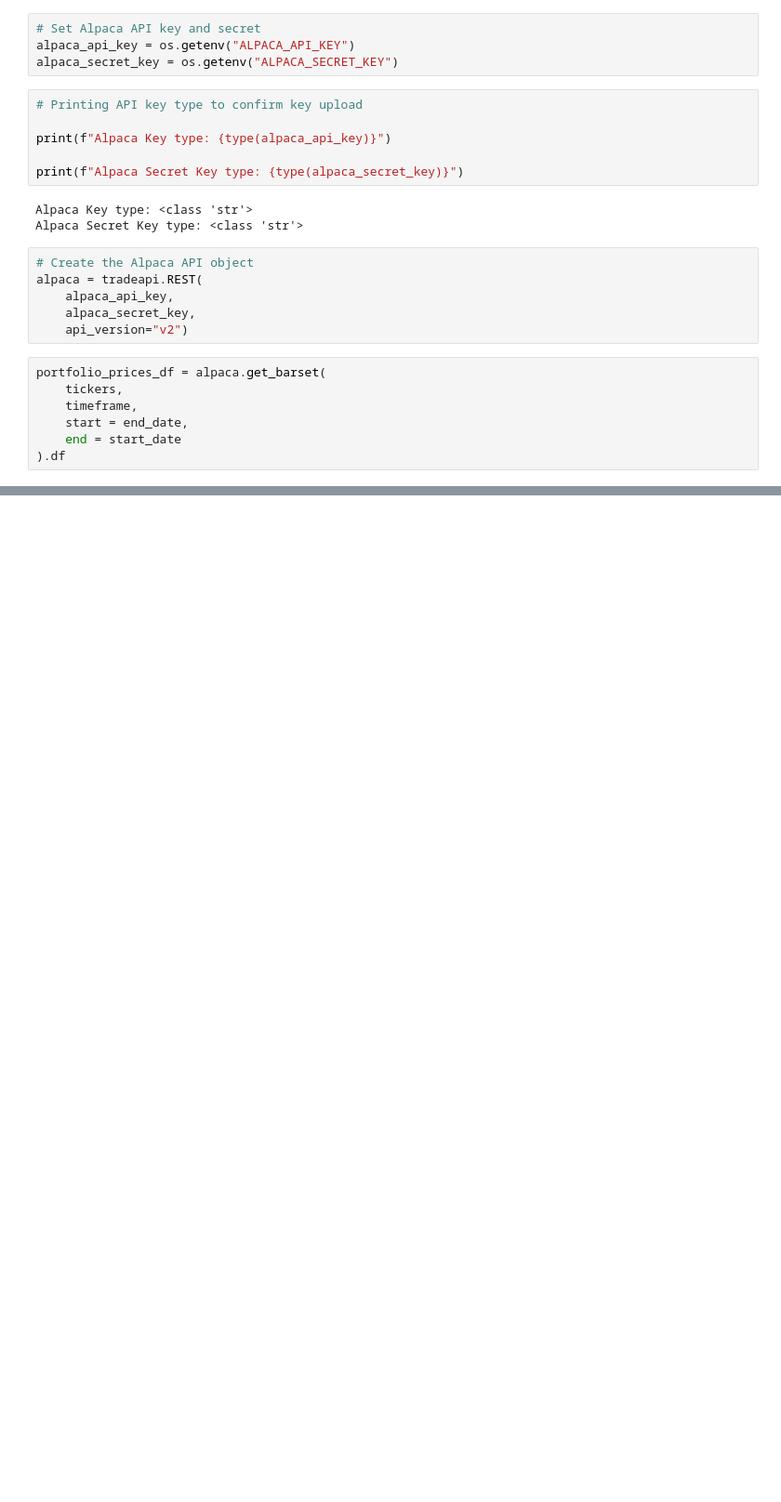
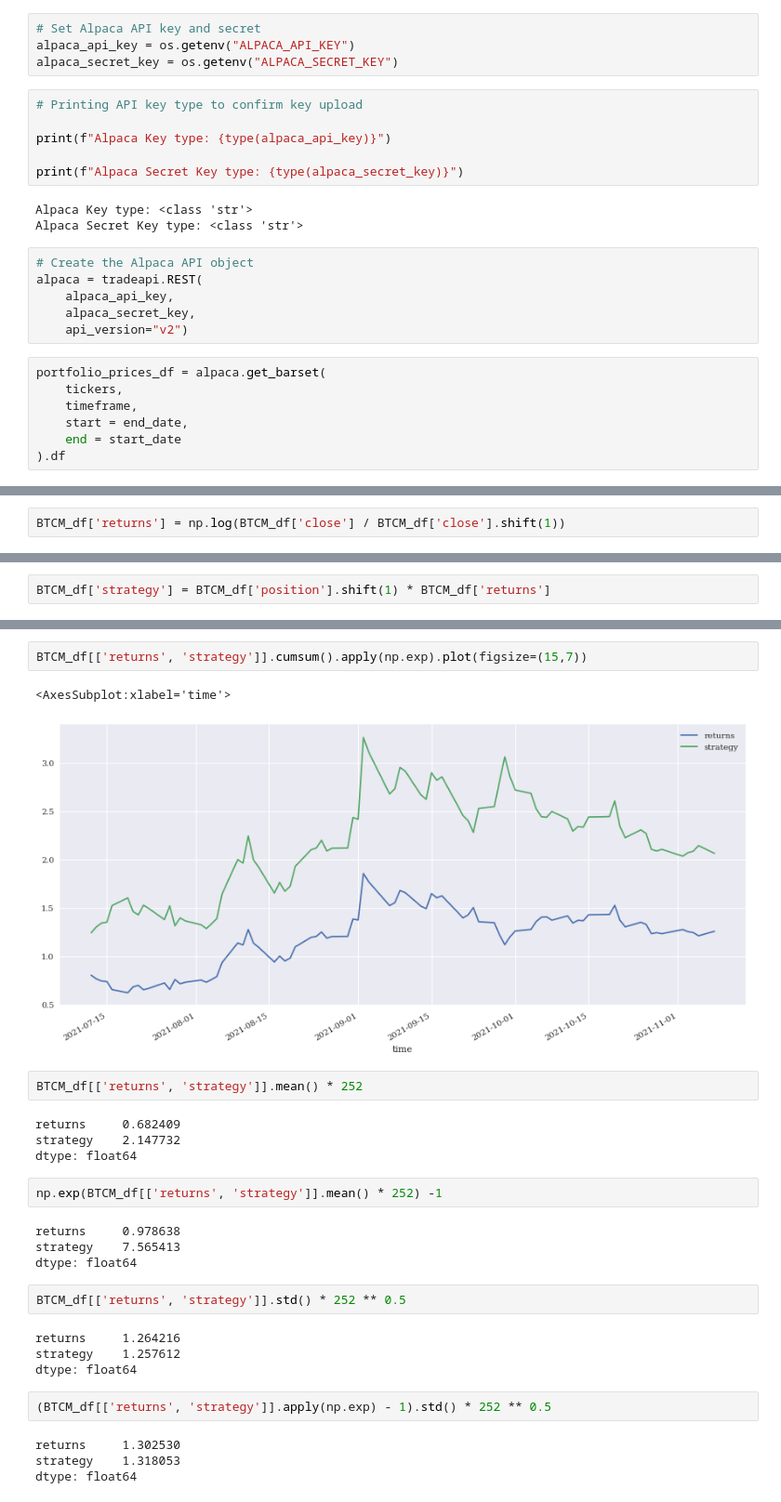
Before and after one commit to MuayThaiLegz/financial_solutions, a Jupyter notebook: cypto_stock_api_data.ipynb, the cells around one changed output, grey strips where cells are left out. Shown at 93% size. Saved outputs shown, nothing was run; the diff lists cells and outputs as text; blank space fills up the shorter version.

```diff
--- a/cypto_stock_api_data.ipynb
+++ b/cypto_stock_api_data.ipynb
@@ -627,0 +390,2 @@ BTCM_df[['Entry/Exit', 'Signal']].plot()
+# %%
+BTCM_df['returns'] = np.log(BTCM_df['close'] / BTCM_df['close'].shift(1))
@@ -627,0 +397,2 @@ BTCM_df[['Entry/Exit', 'Signal']].plot()
+# %%
+BTCM_df['strategy'] = BTCM_df['position'].shift(1) * BTCM_df['returns']
@@ -627,0 +411,29 @@ BTCM_df[['Entry/Exit', 'Signal']].plot()
+# %%
+BTCM_df[['returns', 'strategy']].cumsum().apply(np.exp).plot(figsize=(15,7))
+# %% [output]
+<AxesSubplot:xlabel='time'>
+[figure, added]
+# %%
+BTCM_df[['returns', 'strategy']].mean() * 252
+# %% [output]
+returns     0.682409
+strategy    2.147732
+dtype: float64
+# %%
+np.exp(BTCM_df[['returns', 'strategy']].mean() * 252) -1
+# %% [output]
+returns     0.978638
+strategy    7.565413
+dtype: float64
+# %%
+BTCM_df[['returns', 'strategy']].std() * 252 ** 0.5
+# %% [output]
+returns     1.264216
+strategy    1.257612
+dtype: float64
+# %%
+(BTCM_df[['returns', 'strategy']].apply(np.exp) - 1).std() * 252 ** 0.5
+# %% [output]
+returns     1.302530
+strategy    1.318053
+dtype: float64
```
Also changed, not shown: parts of 71 cells of this notebook.
